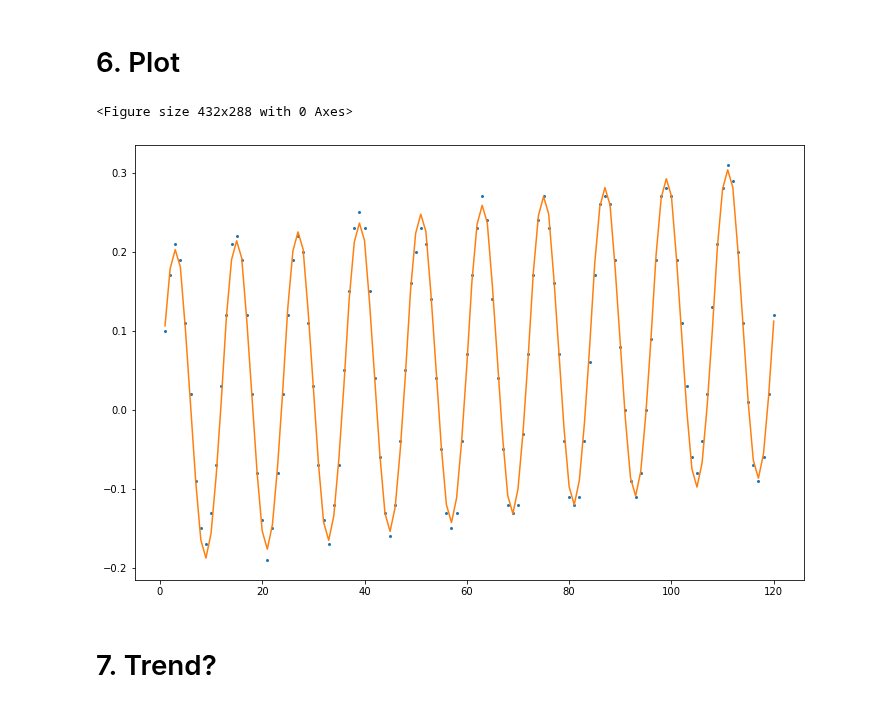
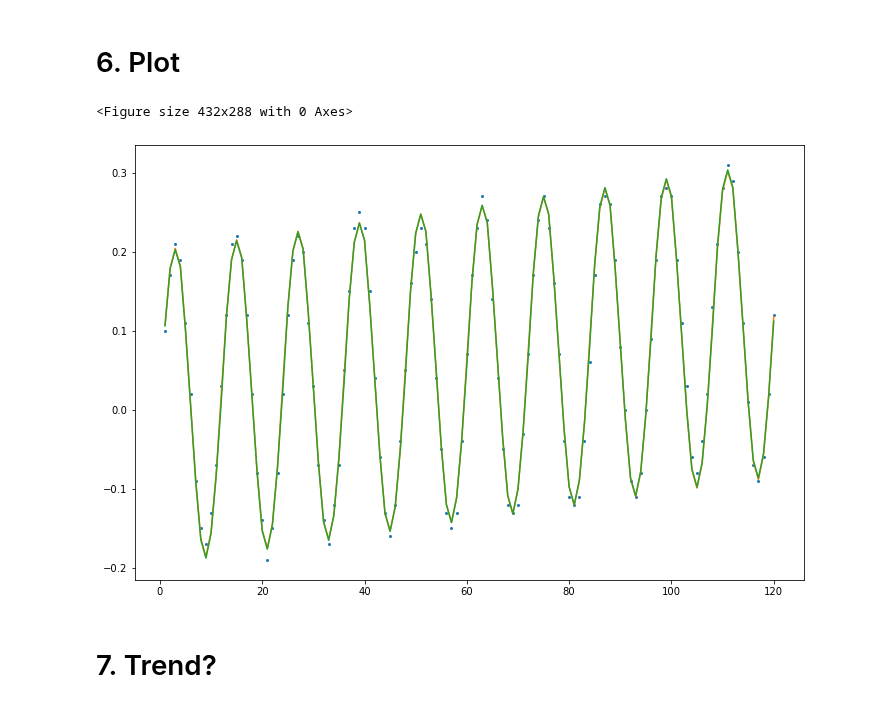
Before and after one commit to profxj/ocea200, a Jupyter notebook: OCEA-267/Lectures/Exercise_W6_L12.ipynb, the cells around one changed output. Cells and saved outputs as stored; diff of their text form; code cells hidden in the pictures.

```diff
--- a/OCEA-267/Lectures/Exercise_W6_L12.ipynb
+++ b/OCEA-267/Lectures/Exercise_W6_L12.ipynb
@@ -172,16 +172,17 @@ Notes:
 # %%
 plt.clf()
 fig = plt.figure(figsize=(12,8))
 #
 ax = plt.gca()
 ax.plot(df['time'], df['y'], 'o', ms=2)
-# Fit
+# Fits
+ax.plot(df['time'], mod1.fittedvalues)
 ax.plot(df['time'], glsar_results.fittedvalues)
 #
 plt.show()
 # %% [output]
 <Figure size 432x288 with 0 Axes>
-[figure, old version]
+[figure, new version]
 # %% [markdown]
 # 7. Trend?
 # %%
```
